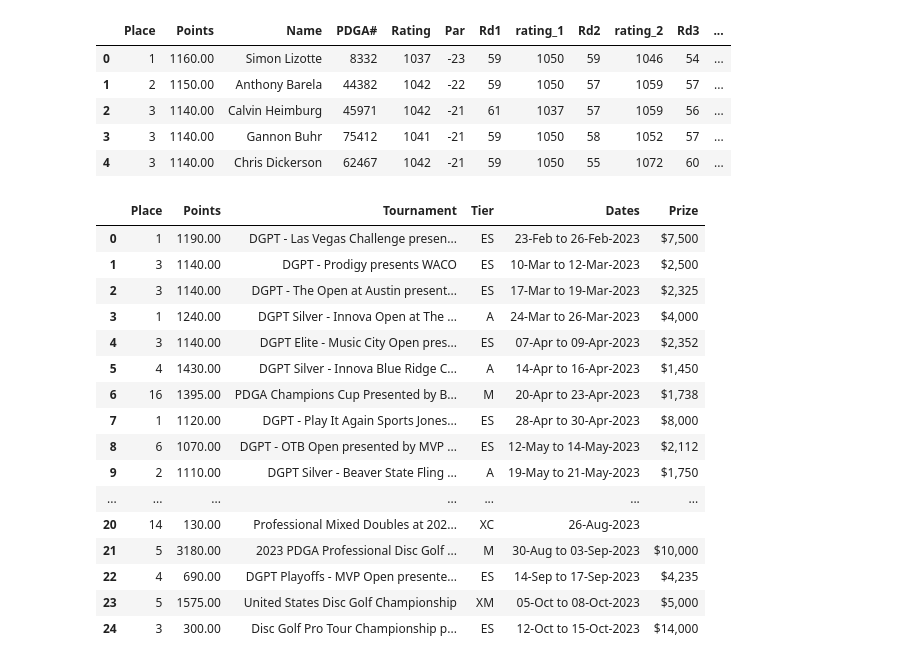
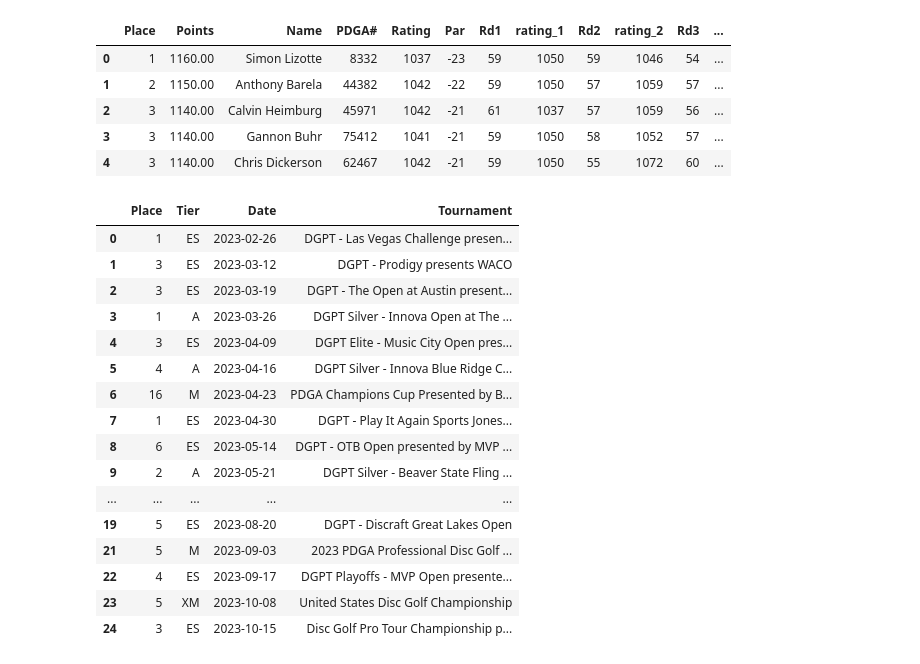
Before and after one commit to DustinEagar/fantasy_dgpt, a Jupyter notebook: fantasy_dg.ipynb, the cells around one changed output. Drawn from its saved outputs; the diff is of its cells as text; code cells hidden in the pictures.

```diff
--- a/fantasy_dg.ipynb
+++ b/fantasy_dg.ipynb
@@ -79,36 +82,49 @@ df.head()
 | 3 | 3 | 1140.00 | Gannon Buhr | 75412 | 1041 | -21 | 59 | 1050 | 58 | 1052 | 57 | ... |
 | 4 | 3 | 1140.00 | Chris Dickerson | 62467 | 1042 | -21 | 59 | 1050 | 55 | 1072 | 60 | ... |
 # %%
+def ratings_date_parse(s):
+    parsed = s.split('to')[-1].strip(' ')
+
+    return parsed
+
 def scrape_player_stats(pdga_number, year):
     url_stats = f'https://www.pdga.com/player/{pdga_number}/stats/{year}'
     table_id_stats = "player-results-mpo"
 
     stats = scrape_pdga_table(url=url_stats, table_id = table_id_stats)
+    stats = stats[stats['Tier'].isin(['ES', 'M', 'A', 'B', 'XM'])]
+    stats['Date'] = pd.to_datetime(stats['Dates'].apply(ratings_date_parse))
+
+    stats = stats[['Place', 'Tier', 'Date', 'Tournament']]
 
     url_ratings = f'https://www.pdga.com/player/{pdga_number}/details'
     table_id_ratings = "player-results-details"
 
     ratings = scrape_pdga_table(url=url_ratings, table_id=table_id_ratings)
+    ratings = ratings[ratings['Tier'].isin(['ES', 'M', 'A', 'B', 'XM'])]
+    ratings['Date'] = pd.to_datetime(ratings['Date'].apply(ratings_date_parse))
+    ratings = ratings[['Rating', 'Date', 'Tournament', 'Tier', 'Round']]
+
 
     return stats, ratings
 
 stats, ratings = scrape_player_stats('45971', '2023')
 stats
 # %% [output]
-|  | Place | Points | Tournament | Tier | Dates | Prize |
-| 0 | 1 | 1190.00 | DGPT - Las Vegas Challenge presen... | ES | 23-Feb to 26-Feb-2023 | $7,500 |
-| 1 | 3 | 1140.00 | DGPT - Prodigy presents WACO | ES | 10-Mar to 12-Mar-2023 | $2,500 |
-| 2 | 3 | 1140.00 | DGPT - The Open at Austin present... | ES | 17-Mar to 19-Mar-2023 | $2,325 |
-| 3 | 1 | 1240.00 | DGPT Silver - Innova Open at The ... | A | 24-Mar to 26-Mar-2023 | $4,000 |
-| 4 | 3 | 1140.00 | DGPT Elite - Music City Open pres... | ES | 07-Apr to 09-Apr-2023 | $2,352 |
-| 5 | 4 | 1430.00 | DGPT Silver - Innova Blue Ridge C... | A | 14-Apr to 16-Apr-2023 | $1,450 |
-| 6 | 16 | 1395.00 | PDGA Champions Cup Presented by B... | M | 20-Apr to 23-Apr-2023 | $1,738 |
-| 7 | 1 | 1120.00 | DGPT - Play It Again Sports Jones... | ES | 28-Apr to 30-Apr-2023 | $8,000 |
-| 8 | 6 | 1070.00 | DGPT - OTB Open presented by MVP ... | ES | 12-May to 14-May-2023 | $2,112 |
-| 9 | 2 | 1110.00 | DGPT Silver - Beaver State Fling ... | A | 19-May to 21-May-2023 | $1,750 |
-| ... | ... | ... | ... | ... | ... | ... |
-| 20 | 14 | 130.00 | Professional Mixed Doubles at 202... | XC | 26-Aug-2023 |  |
-| 21 | 5 | 3180.00 | 2023 PDGA Professional Disc Golf ... | M | 30-Aug to 03-Sep-2023 | $10,000 |
-| 22 | 4 | 690.00 | DGPT Playoffs - MVP Open presente... | ES | 14-Sep to 17-Sep-2023 | $4,235 |
-| 23 | 5 | 1575.00 | United States Disc Golf Championship | XM | 05-Oct to 08-Oct-2023 | $5,000 |
-| 24 | 3 | 300.00 | Disc Golf Pro Tour Championship p... | ES | 12-Oct to 15-Oct-2023 | $14,000 |
+|  | Place | Tier | Date | Tournament |
+| 0 | 1 | ES | 2023-02-26 | DGPT - Las Vegas Challenge presen... |
+| 1 | 3 | ES | 2023-03-12 | DGPT - Prodigy presents WACO |
+| 2 | 3 | ES | 2023-03-19 | DGPT - The Open at Austin present... |
+| 3 | 1 | A | 2023-03-26 | DGPT Silver - Innova Open at The ... |
+| 4 | 3 | ES | 2023-04-09 | DGPT Elite - Music City Open pres... |
+| 5 | 4 | A | 2023-04-16 | DGPT Silver - Innova Blue Ridge C... |
+| 6 | 16 | M | 2023-04-23 | PDGA Champions Cup Presented by B... |
+| 7 | 1 | ES | 2023-04-30 | DGPT - Play It Again Sports Jones... |
+| 8 | 6 | ES | 2023-05-14 | DGPT - OTB Open presented by MVP ... |
+| 9 | 2 | A | 2023-05-21 | DGPT Silver - Beaver State Fling ... |
+| ... | ... | ... | ... | ... |
+| 19 | 5 | ES | 2023-08-20 | DGPT - Discraft Great Lakes Open |
+| 21 | 5 | M | 2023-09-03 | 2023 PDGA Professional Disc Golf ... |
+| 22 | 4 | ES | 2023-09-17 | DGPT Playoffs - MVP Open presente... |
+| 23 | 5 | XM | 2023-10-08 | United States Disc Golf Championship |
+| 24 | 3 | ES | 2023-10-15 | Disc Golf Pro Tour Championship p... |
```
Also changed, not shown: parts of 11 cells of this notebook.
